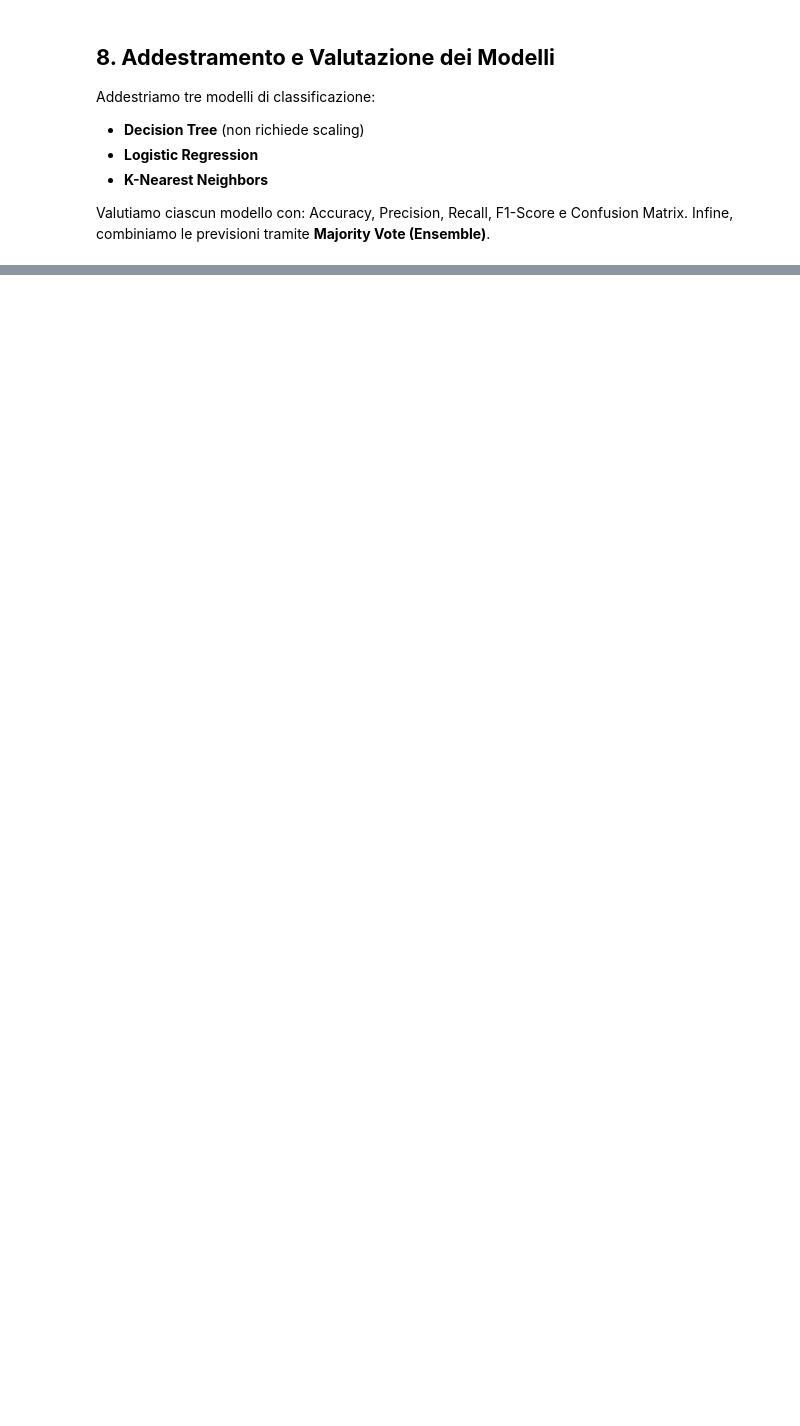
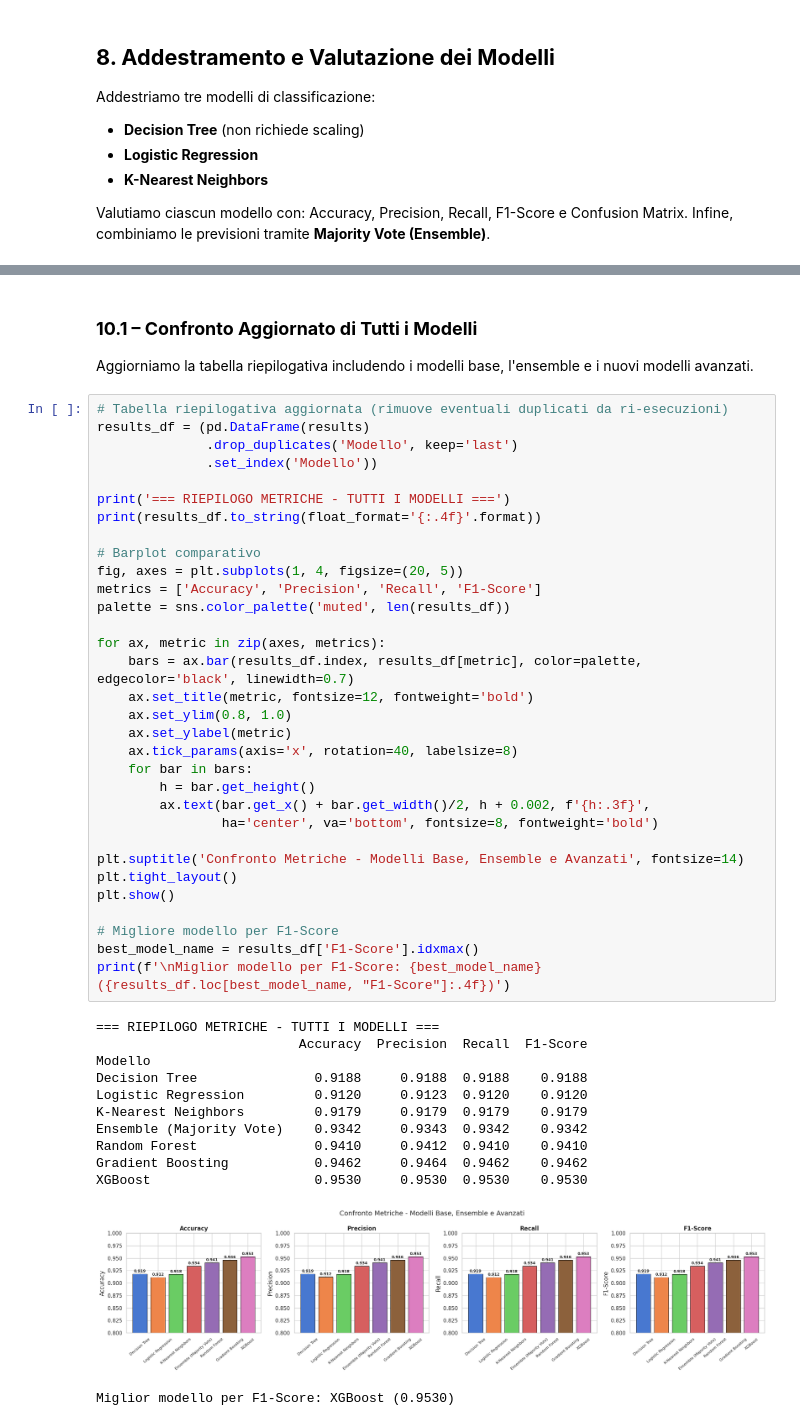
Before and after one commit to giosem1/PhishBuster-ML, a Jupyter notebook: Phish_Buster.ipynb, the cells around one changed output, grey strips where cells are left out. Cells and saved outputs as stored; diff of their text form; blank space fills up the shorter version.

```diff
--- a/Phish_Buster.ipynb
+++ b/Phish_Buster.ipynb
@@ -709,0 +1146,49 @@ plt.show()
+# %% [markdown]
+### **10.1 – Confronto Aggiornato di Tutti i Modelli**
+
+Aggiorniamo la tabella riepilogativa includendo i modelli base, l'ensemble e i nuovi modelli avanzati.
+# %%
+# Tabella riepilogativa aggiornata (rimuove eventuali duplicati da ri-esecuzioni)
+results_df = (pd.DataFrame(results)
+              .drop_duplicates('Modello', keep='last')
+              .set_index('Modello'))
+
+print('=== RIEPILOGO METRICHE - TUTTI I MODELLI ===')
+print(results_df.to_string(float_format='{:.4f}'.format))
+
+# Barplot comparativo
+fig, axes = plt.subplots(1, 4, figsize=(20, 5))
+metrics = ['Accuracy', 'Precision', 'Recall', 'F1-Score']
+palette = sns.color_palette('muted', len(results_df))
+
+for ax, metric in zip(axes, metrics):
+    bars = ax.bar(results_df.index, results_df[metric], color=palette, edgecolor='black', linewidth=0.7)
+    ax.set_title(metric, fontsize=12, fontweight='bold')
+    ax.set_ylim(0.8, 1.0)
+    ax.set_ylabel(metric)
+    ax.tick_params(axis='x', rotation=40, labelsize=8)
+    for bar in bars:
+        h = bar.get_height()
+        ax.text(bar.get_x() + bar.get_width()/2, h + 0.002, f'{h:.3f}',
+                ha='center', va='bottom', fontsize=8, fontweight='bold')
+
+plt.suptitle('Confronto Metriche - Modelli Base, Ensemble e Avanzati', fontsize=14)
+plt.tight_layout()
+plt.show()
+
+# Migliore modello per F1-Score
+best_model_name = results_df['F1-Score'].idxmax()
+print(f'\nMiglior modello per F1-Score: {best_model_name} ({results_df.loc[best_model_name, "F1-Score"]:.4f})')
+# %% [output]
+=== RIEPILOGO METRICHE - TUTTI I MODELLI ===
+                          Accuracy  Precision  Recall  F1-Score
+Modello
+Decision Tree               0.9188     0.9188  0.9188    0.9188
+Logistic Regression         0.9120     0.9123  0.9120    0.9120
+K-Nearest Neighbors         0.9179     0.9179  0.9179    0.9179
+Ensemble (Majority Vote)    0.9342     0.9343  0.9342    0.9342
+Random Forest               0.9410     0.9412  0.9410    0.9410
+Gradient Boosting           0.9462     0.9464  0.9462    0.9462
+XGBoost                     0.9530     0.9530  0.9530    0.9530
+[figure, added]
+Miglior modello per F1-Score: XGBoost (0.9530)
```
Also changed, not shown: parts of 38 cells of this notebook.
